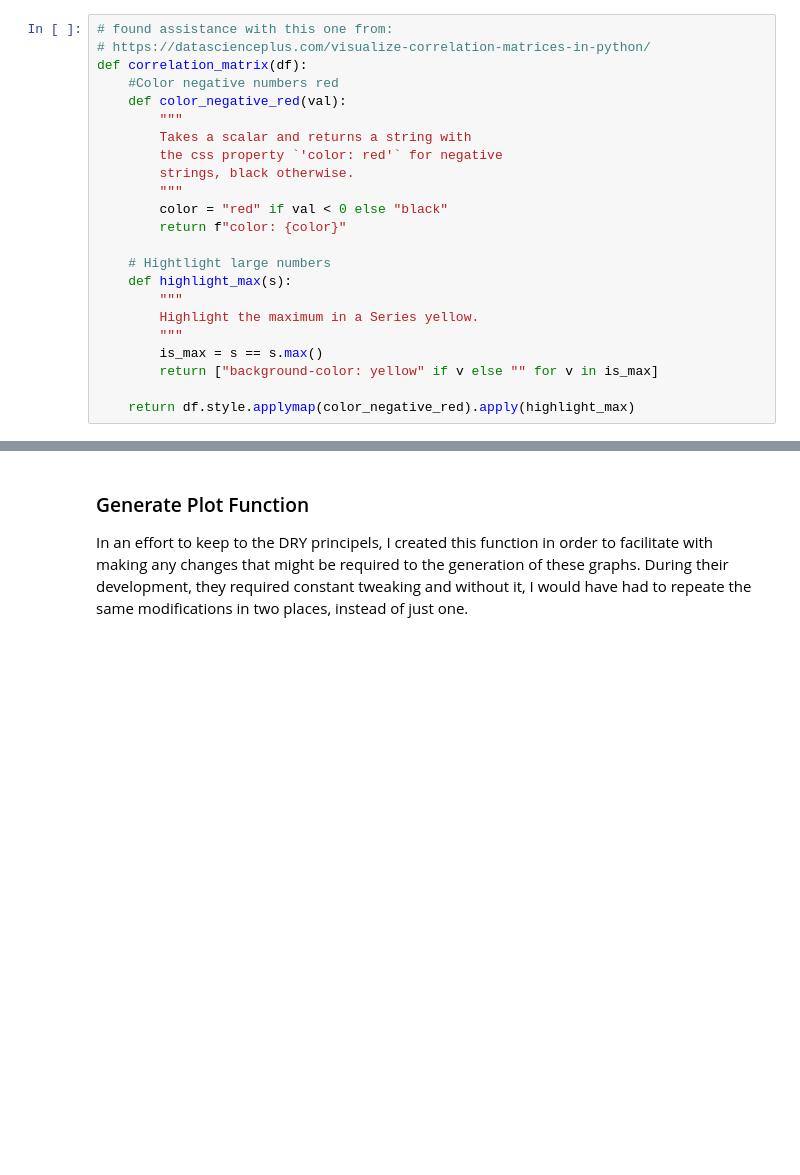
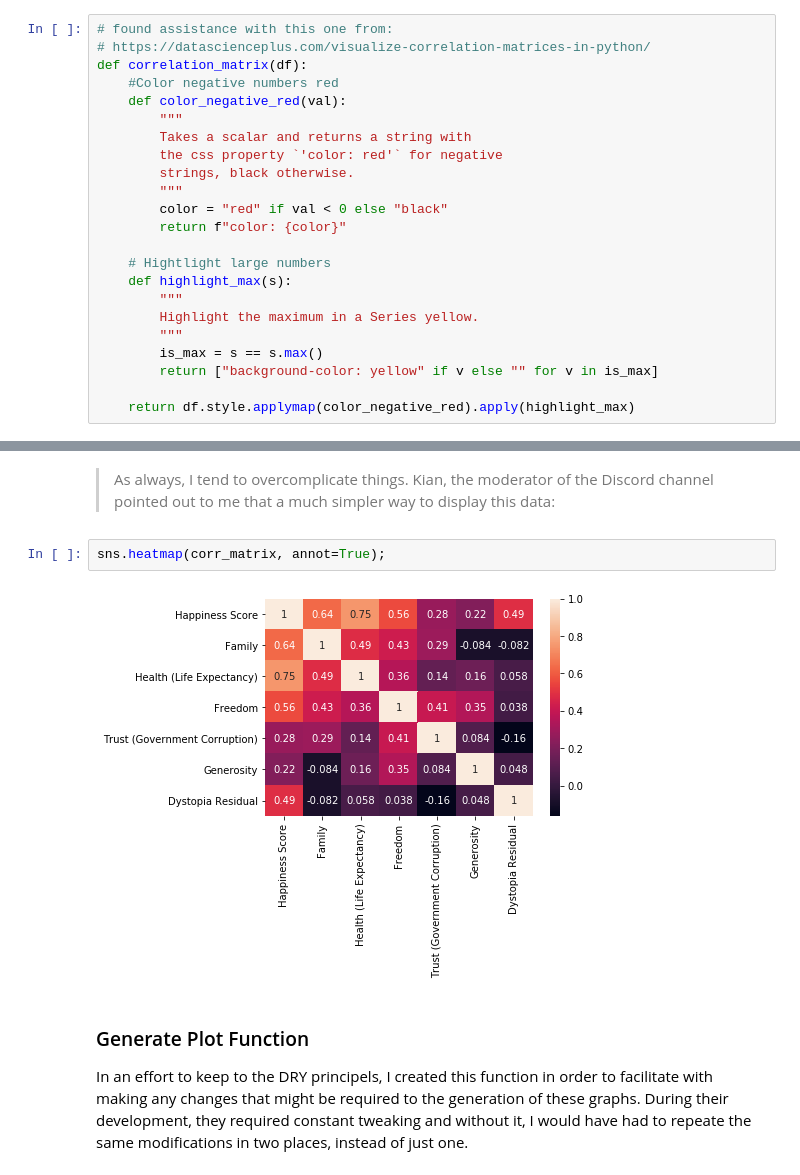
Before and after one commit to sts-sadr/data_analysis, a Jupyter notebook: happiness/World_Happiness_Exercise.ipynb, the cells around one changed output, grey strips where cells are left out. Drawn from its saved outputs; the diff is of its cells as text; blank space fills up the shorter version.

```diff
--- a/happiness/World_Happiness_Exercise.ipynb
+++ b/happiness/World_Happiness_Exercise.ipynb
@@ -324,6 +324,12 @@ correlation_matrix(corr_matrix)
 | Trust (Government Corruption) | 0.28213 | 0.289768 | 0.135961 | 0.405894 | 1 | 0.0843899 | ... |
 | Generosity | 0.221684 | -0.0835276 | 0.161436 | 0.346951 | 0.0843899 | 1 | ... |
 | Dystopia Residual | 0.489747 | -0.0815373 | 0.0576743 | 0.038422 | -0.162386 | 0.0477654 | ... |
+# %% [markdown]
+> As always, I tend to overcomplicate things. Kian, the moderator of the Discord channel pointed out to me that a much simpler way to display this data:
+# %%
+sns.heatmap(corr_matrix, annot=True);
+# %% [output]
+[figure, added]
 # %% [markdown]
 ### Generate Plot Function
 
```
Also changed, not shown: parts of 1 cell of this notebook, 1 other file.
